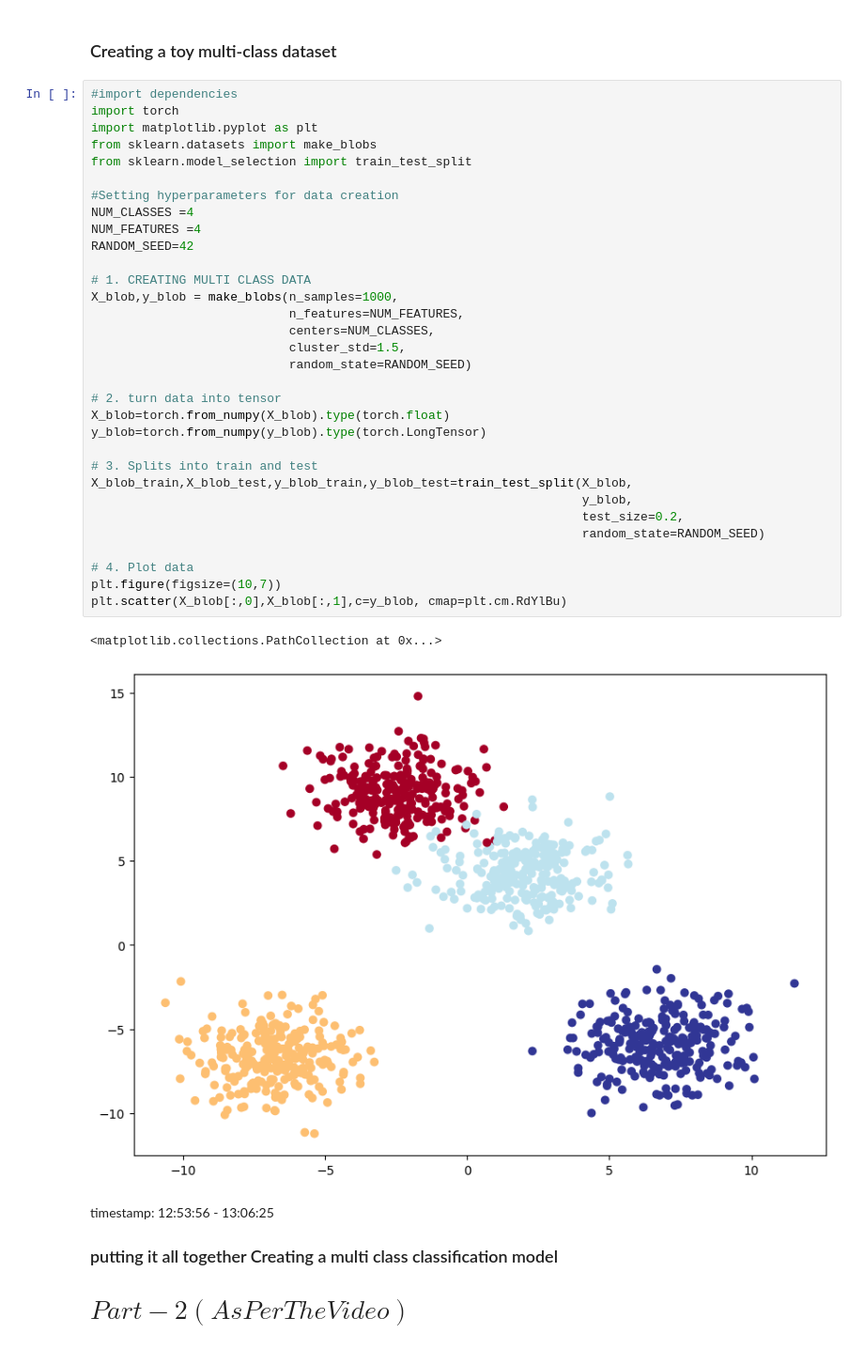
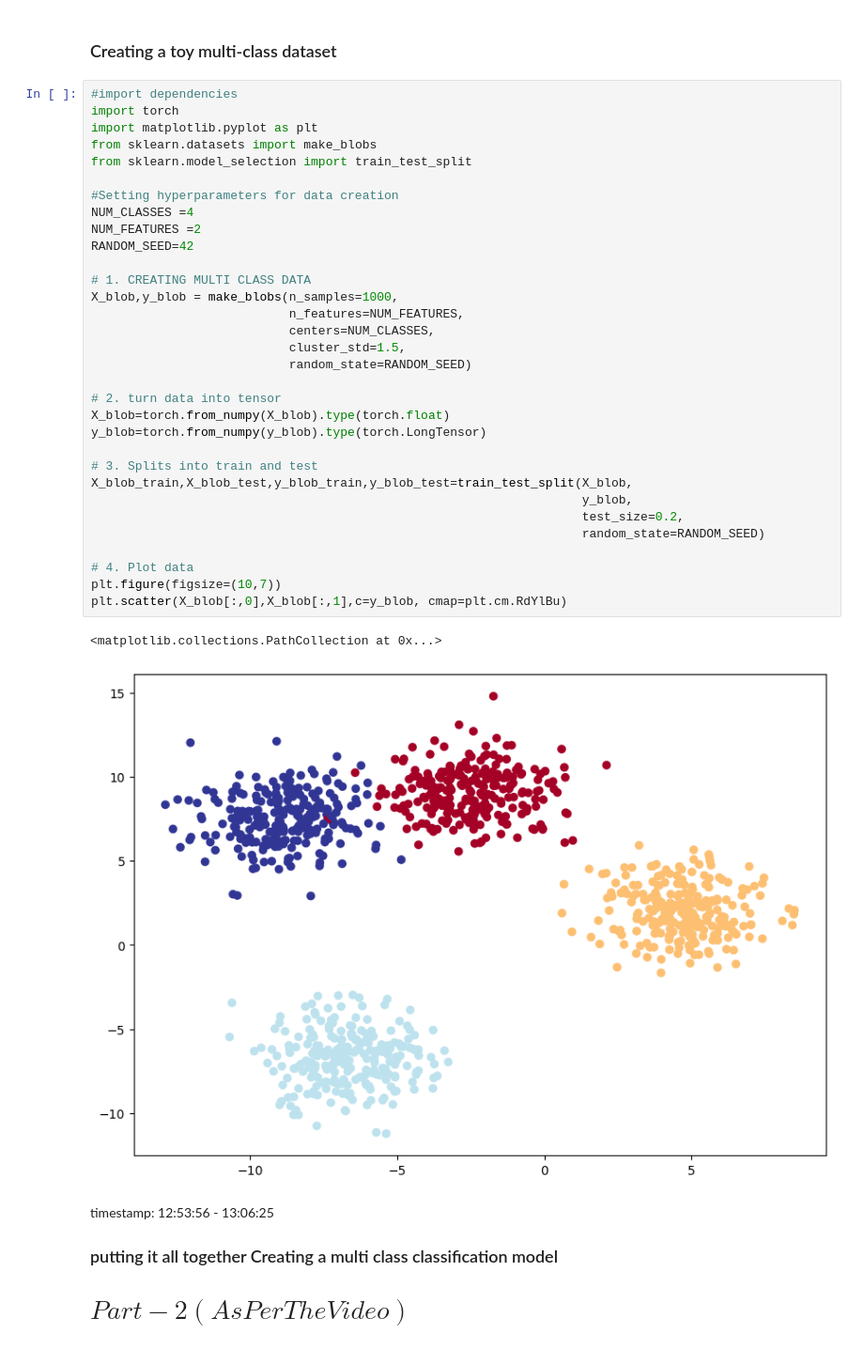
Before and after one commit to AkhilKanswal/LearningPyTorch, a Jupyter notebook: NeuralNetworkClassififcationsProblems.ipynb, the cells around one changed output. Shown at 94% size. Cells and saved outputs as stored; diff of their text form.

```diff
--- a/NeuralNetworkClassififcationsProblems.ipynb
+++ b/NeuralNetworkClassififcationsProblems.ipynb
@@ -793,35 +793,35 @@ import torch
 import matplotlib.pyplot as plt
 from sklearn.datasets import make_blobs
 from sklearn.model_selection import train_test_split
 
 #Setting hyperparameters for data creation
 NUM_CLASSES =4
-NUM_FEATURES =4
+NUM_FEATURES =2
 RANDOM_SEED=42
 
 # 1. CREATING MULTI CLASS DATA
 X_blob,y_blob = make_blobs(n_samples=1000,
                            n_features=NUM_FEATURES,
                            centers=NUM_CLASSES,
                            cluster_std=1.5,
                            random_state=RANDOM_SEED)
 
 # 2. turn data into tensor
 X_blob=torch.from_numpy(X_blob).type(torch.float)
 y_blob=torch.from_numpy(y_blob).type(torch.LongTensor)
 
 # 3. Splits into train and test
 X_blob_train,X_blob_test,y_blob_train,y_blob_test=train_test_split(X_blob,
                                                                    y_blob,
                                                                    test_size=0.2,
                                                                    random_state=RANDOM_SEED)
 
 # 4. Plot data
 plt.figure(figsize=(10,7))
 plt.scatter(X_blob[:,0],X_blob[:,1],c=y_blob, cmap=plt.cm.RdYlBu)
 # %% [output]
 <matplotlib.collections.PathCollection at 0x...>
-[figure, old version]
+[figure, new version]
 # %% [markdown]
 timestamp:  12:53:56 - 13:06:25
 ### putting it all together Creating a multi class classification model
```
Also changed, not shown: parts of 16 cells of this notebook.
